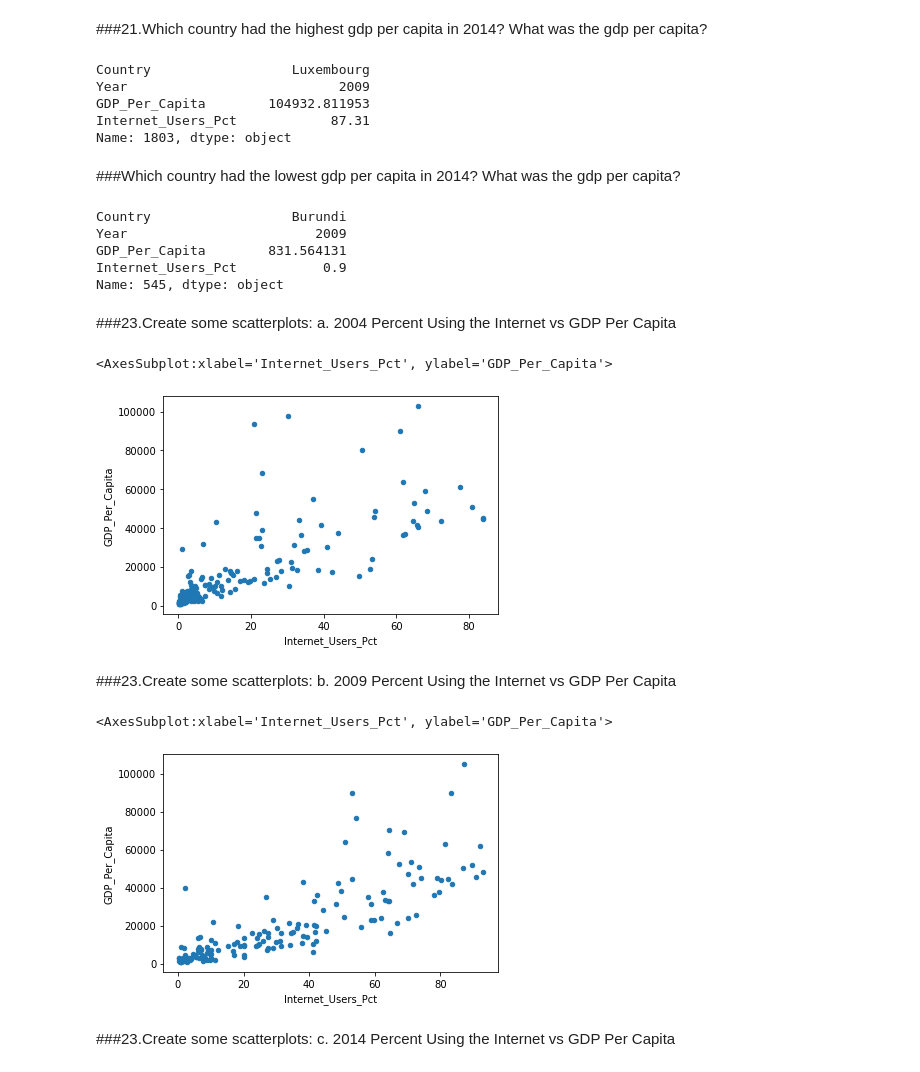
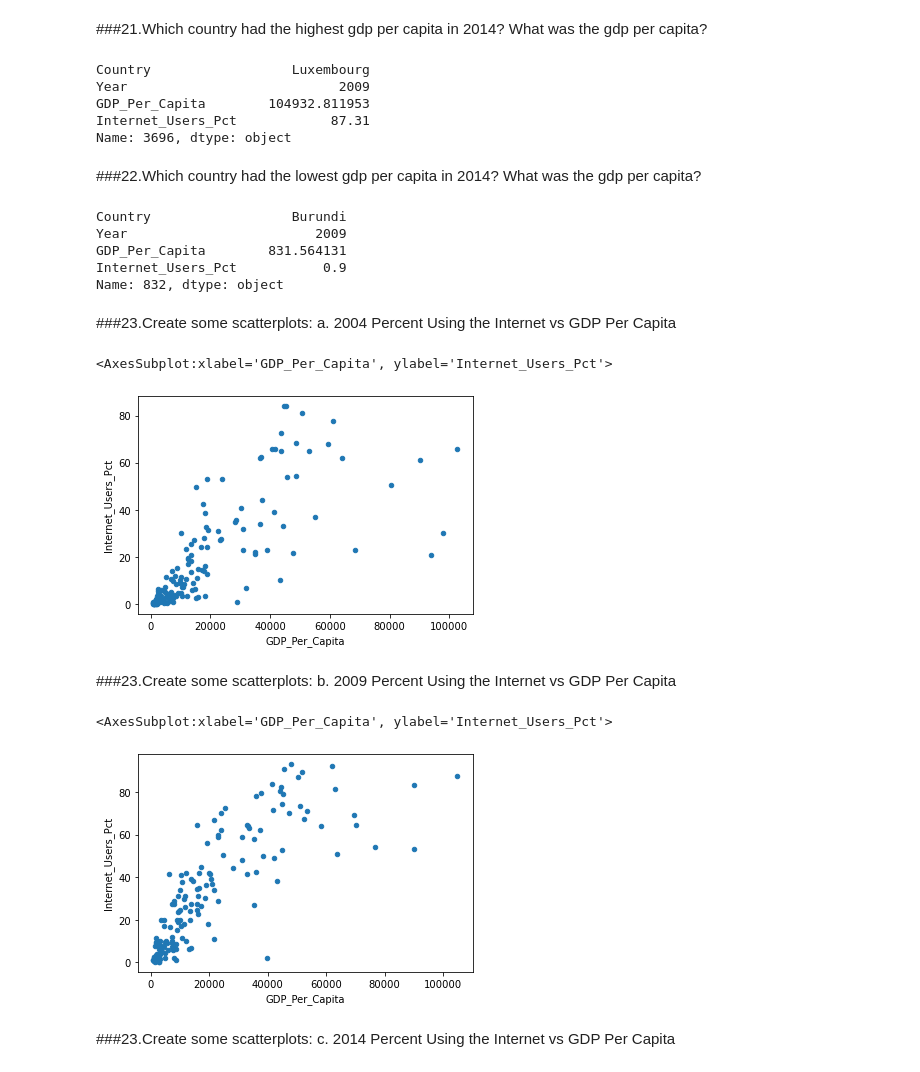
Before and after one commit to igoike/gdp-and-internet-usage-igoike, a Jupyter notebook: notebook/gdp_and_internet_usage.ipynb, the cells around one changed output. Saved outputs shown, nothing was run; the diff lists cells and outputs as text; code cells hidden in the pictures.

```diff
--- a/notebook/gdp_and_internet_usage.ipynb
+++ b/notebook/gdp_and_internet_usage.ipynb
@@ -209,4 +210,4 @@ print(internet_df)
 # %% [markdown]
 ###13.Merge the two DataFrames to one. Merge all rows from each of the two DataFrames. Call the new DataFrame gdp_and_internet_use.
 # %%
-gdp_and_internet_use = pd.merge(gdp_df, internet_df)
+gdp_and_internet_use = pd.merge(gdp_df, internet_df,on=['Country','Year'],how='outer')
@@ -369,9 +374,9 @@ Country                  Luxembourg
 Year                           2009
 GDP_Per_Capita        104932.811953
 Internet_Users_Pct            87.31
-Name: 1803, dtype: object
+Name: 3696, dtype: object
 # %% [markdown]
-###Which country had the lowest gdp per capita in 2014? What was the gdp per capita?
+###22.Which country had the lowest gdp per capita in 2014? What was the gdp per capita?
 # %%
 print(gdp_and_internet_use_2009.loc[gdp_and_internet_use_2009['GDP_Per_Capita'].idxmin()])
 # %% [output]
@@ -379,22 +384,22 @@ Country                  Burundi
 Year                        2009
 GDP_Per_Capita        831.564131
 Internet_Users_Pct           0.9
-Name: 545, dtype: object
+Name: 832, dtype: object
 # %% [markdown]
 ###23.Create some scatterplots:
 a. 2004 Percent Using the Internet vs GDP Per Capita
 # %%
-gdp_and_internet_use_2004.plot.scatter("Internet_Users_Pct","GDP_Per_Capita")
+gdp_and_internet_use_2004.plot.scatter("GDP_Per_Capita","Internet_Users_Pct")
 # %% [output]
-<AxesSubplot:xlabel='Internet_Users_Pct', ylabel='GDP_Per_Capita'>
+<AxesSubplot:xlabel='GDP_Per_Capita', ylabel='Internet_Users_Pct'>
-[figure, old version]
+[figure, new version]
 # %% [markdown]
 ###23.Create some scatterplots: b. 2009 Percent Using the Internet vs GDP Per Capita
 # %%
-gdp_and_internet_use_2009.plot.scatter("Internet_Users_Pct","GDP_Per_Capita")
+gdp_and_internet_use_2009.plot.scatter("GDP_Per_Capita","Internet_Users_Pct")
 # %% [output]
-<AxesSubplot:xlabel='Internet_Users_Pct', ylabel='GDP_Per_Capita'>
+<AxesSubplot:xlabel='GDP_Per_Capita', ylabel='Internet_Users_Pct'>
-[figure, old version]
+[figure, new version]
 # %% [markdown]
 ###23.Create some scatterplots: c. 2014 Percent Using the Internet vs GDP Per Capita
 # %%
```
Also changed, not shown: parts of 34 cells of this notebook.
